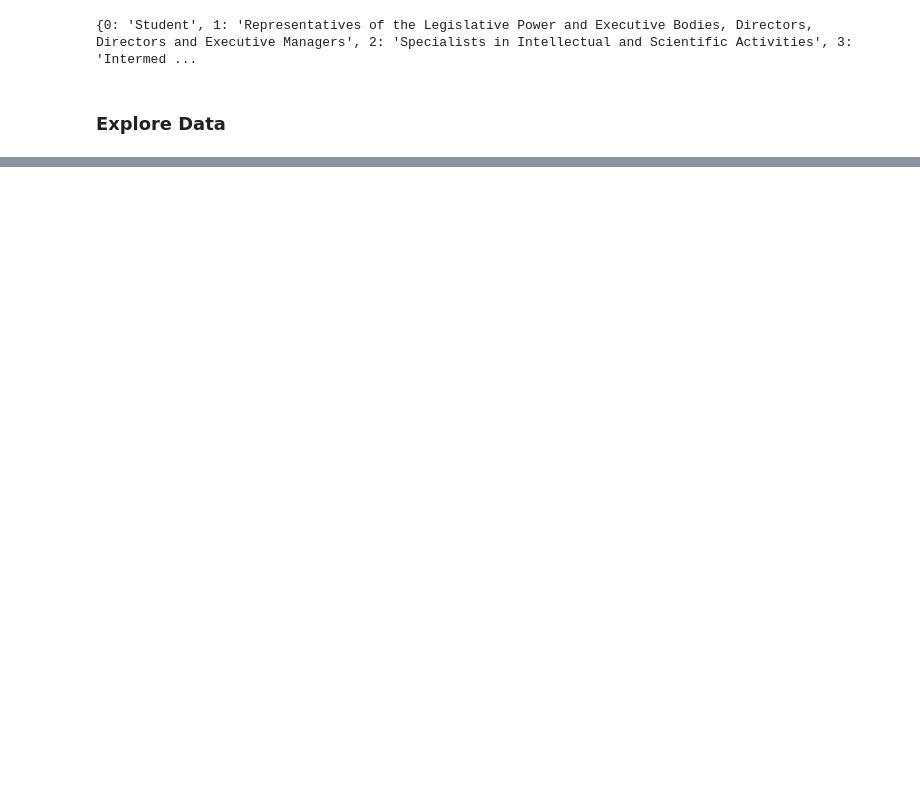
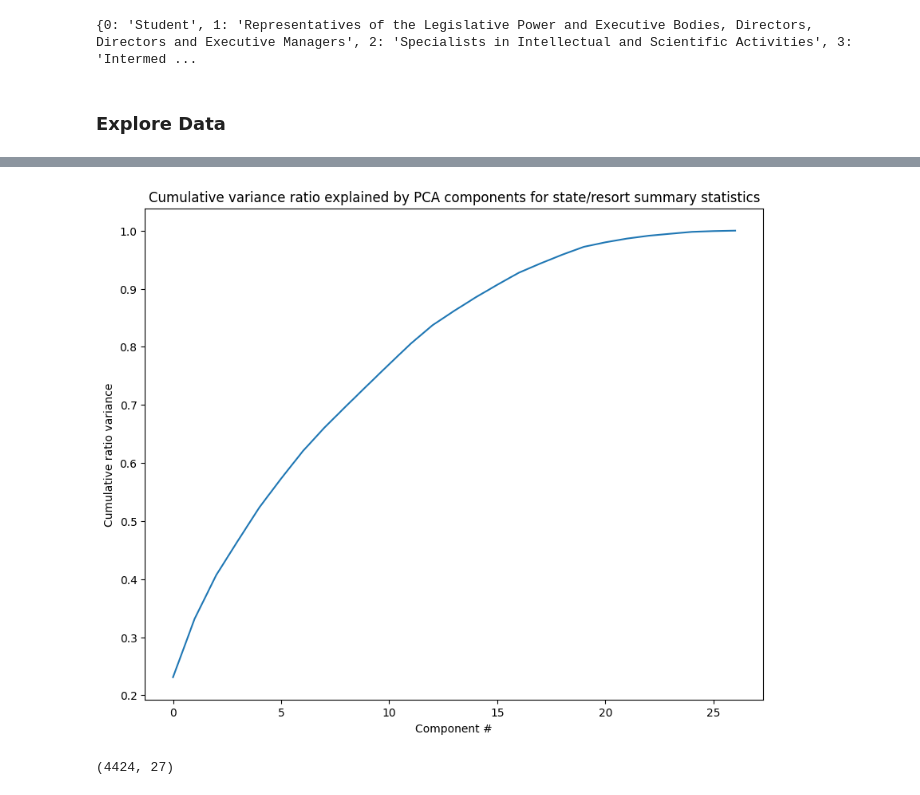
Before and after one commit to bktakacs/Student-Academic-Outcome-Prediction-Capstone, a Jupyter notebook: eda_c2.ipynb, the cells around one changed output, grey strips where cells are left out. Saved outputs shown, nothing was run; the diff lists cells and outputs as text; code cells hidden in the pictures; blank space fills up the shorter version.

```diff
--- a/eda_c2.ipynb
+++ b/eda_c2.ipynb
@@ -39,0 +165,8 @@ Most international students are:  Brazilian
+# %%
+# df_feat_to_scale = df['Previous qualification (grade)', 'Curricular units 2nd sem (credited)', 'Curricular units 2nd sem (enrolled)', 'Curricular units 2nd sem (evaluations)', 'Curricular units 2nd sem (approved)', 'Curricular units 2nd sem (grade)', 'Curricular units 2nd sem (without evaluations)', 'Unemployement rate', 'Inflation rate', 'GDP']
+df_feat_to_scale = df.drop(columns=['Marital status', 'Application mode', 'Application order', 'Course', 'Daytime/evening attendance\t', 'Previous qualification', 'Nationality', 'Mother\'s qualification', "Father\'s qualification", 'Target'])
+df_targ = df.Target
+df_scale = scale(df_feat_to_scale)
+df_columns = df_feat_to_scale.columns
+
+df_feat_scaled = pd.DataFrame(df_scale, columns=df_columns)
@@ -39,0 +223,16 @@ Most international students are:  Brazilian
+# %%
+df_pca = PCA().fit(df_feat_scaled)
+# %%
+plt.subplots(figsize=(10, 8))
+plt.plot(df_pca.explained_variance_ratio_.cumsum())
+plt.xlabel('Component #')
+plt.ylabel('Cumulative ratio variance')
+plt.title('Cumulative variance ratio explained by PCA components for state/resort summary statistics');
+# %% [output]
+[figure, added]
+# %%
+df_pca_x = df_pca.transform(df_feat_scaled)
+
+df_pca_x.shape
+# %% [output]
+(4424, 27)
```
Also changed, not shown: parts of 44 cells of this notebook.
